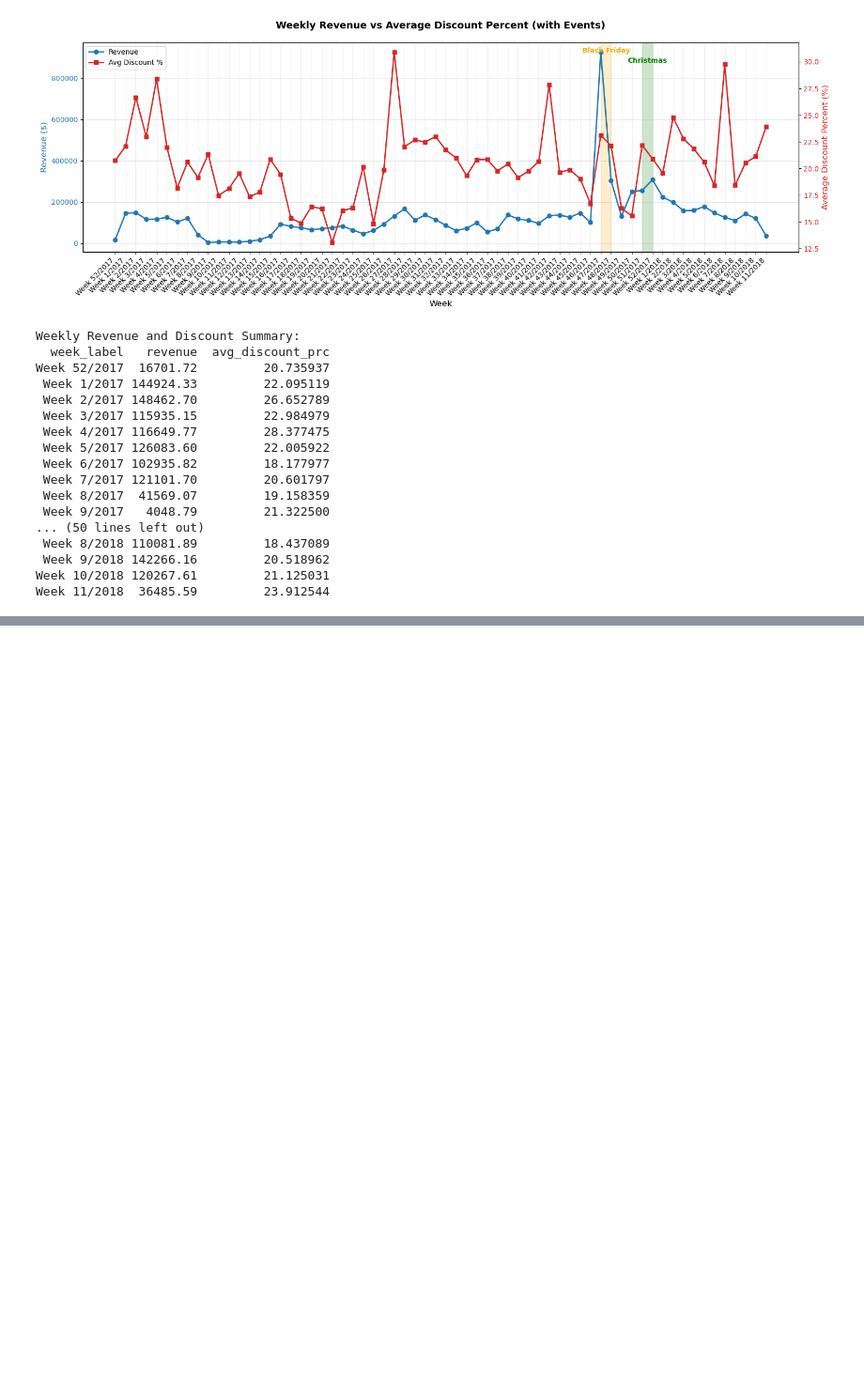
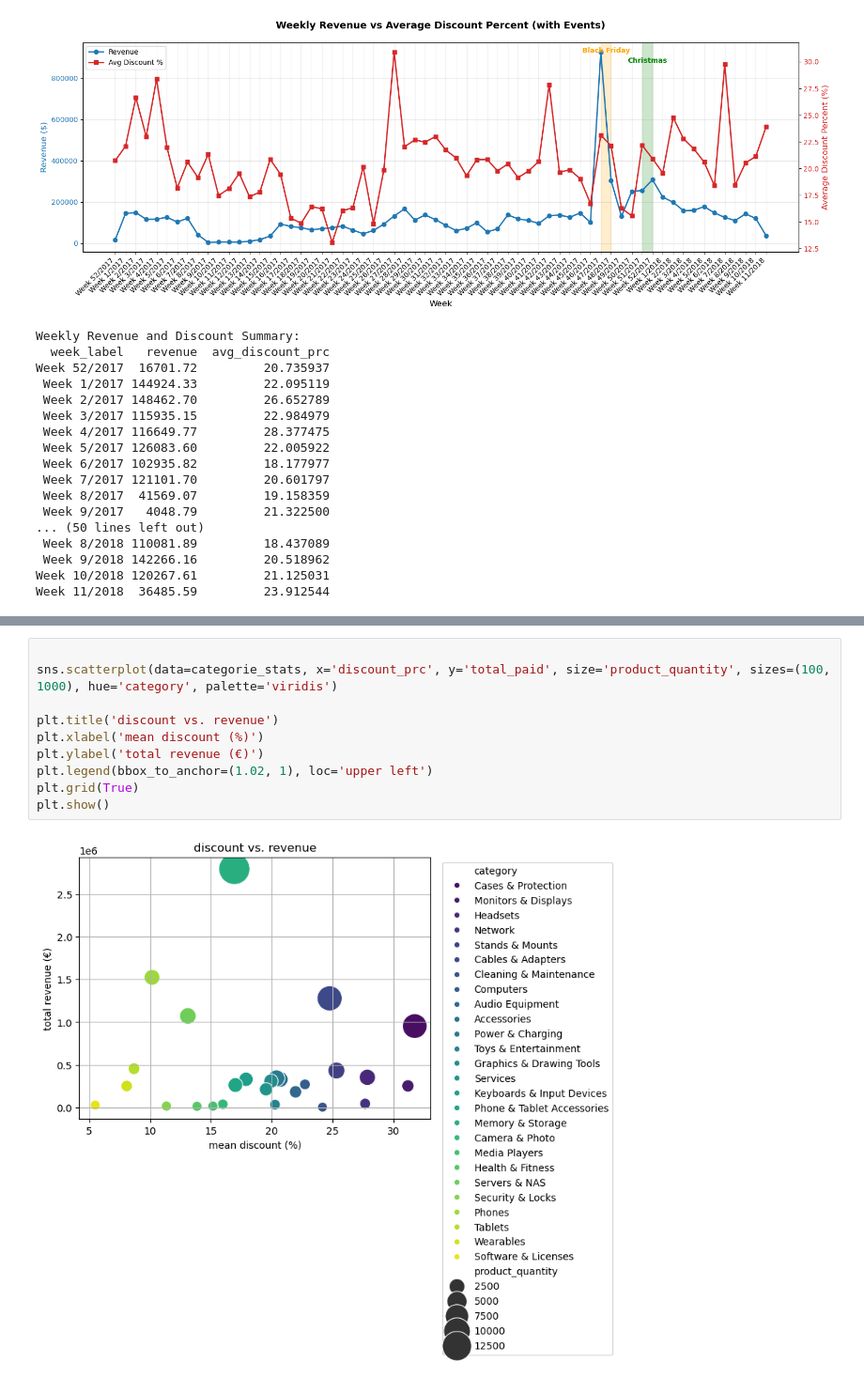
Before and after one commit to Cooljoe67/eniac_data_cleaning, a Jupyter notebook: dataanalysis_group_solution.ipynb, the cells around one changed output, grey strips where cells are left out. Shown at 94% size. Drawn from its saved outputs; the diff is of its cells as text; blank space fills up the shorter version.

```diff
--- a/dataanalysis_group_solution.ipynb
+++ b/dataanalysis_group_solution.ipynb
@@ -725,0 +834,12 @@ Week 11/2018  36485.59         24.993519
+# %%
+
+sns.scatterplot(data=categorie_stats, x='discount_prc', y='total_paid', size='product_quantity', sizes=(100, 1000), hue='category', palette='viridis')
+
+plt.title('discount vs. revenue')
+plt.xlabel('mean discount (%)')
+plt.ylabel('total revenue (€)')
+plt.legend(bbox_to_anchor=(1.02, 1), loc='upper left')
+plt.grid(True)
+plt.show()
+# %% [output]
+[figure, added]
```
Also changed, not shown: parts of 18 cells of this notebook, 1 other file.
